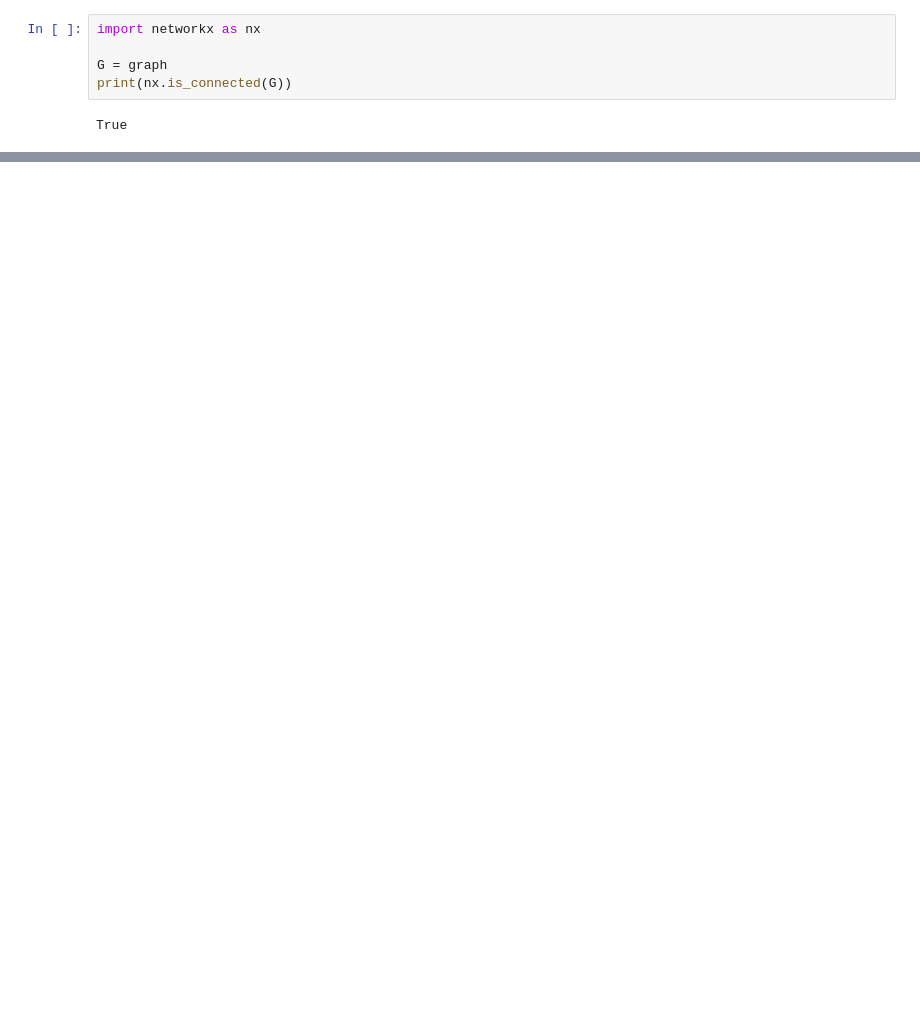
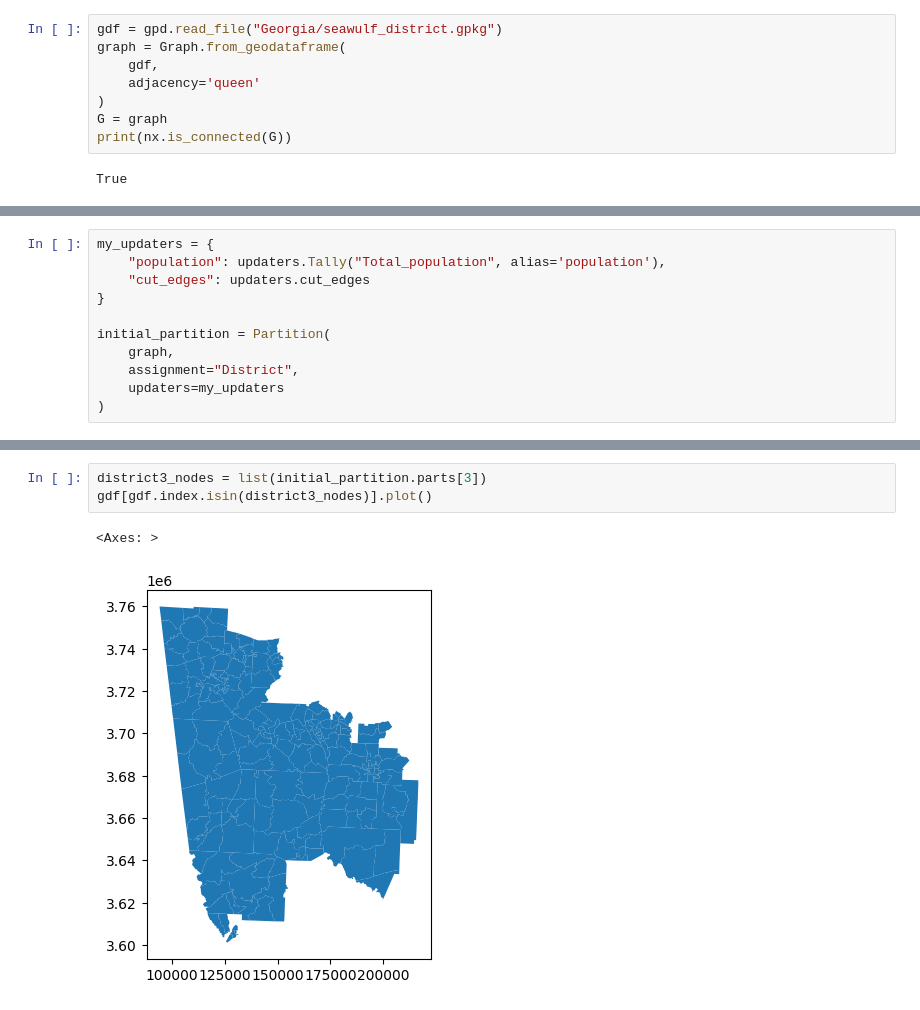
Before and after one commit to CSE416-Rockies/Rockies-VRA-Repeal-Analysis, a Jupyter notebook: preprocessing/GA.ipynb, the cells around one changed output, grey strips where cells are left out. Saved outputs shown, nothing was run; the diff lists cells and outputs as text; blank space fills up the shorter version.

```diff
--- a/preprocessing/GA.ipynb
+++ b/preprocessing/GA.ipynb
@@ -612,6 +699,9 @@ graph = Graph.from_geodataframe(gdf)
 # %%
-import networkx as nx
-
+gdf = gpd.read_file("Georgia/seawulf_district.gpkg")
+graph = Graph.from_geodataframe(
+    gdf,
+    adjacency='queen'
+)
 G = graph
 print(nx.is_connected(G))
 # %% [output]
@@ -618,0 +729,11 @@ True
+# %%
+my_updaters = {
+    "population": updaters.Tally("Total_population", alias='population'),
+    "cut_edges": updaters.cut_edges
+}
+
+initial_partition = Partition(
+    graph,
+    assignment="District",
+    updaters=my_updaters
+)
@@ -618,0 +759,6 @@ True
+# %%
+district3_nodes = list(initial_partition.parts[3])
+gdf[gdf.index.isin(district3_nodes)].plot()
+# %% [output]
+<Axes: >
+[figure, added]
```
Also changed, not shown: parts of 26 cells of this notebook, 1 other file.
